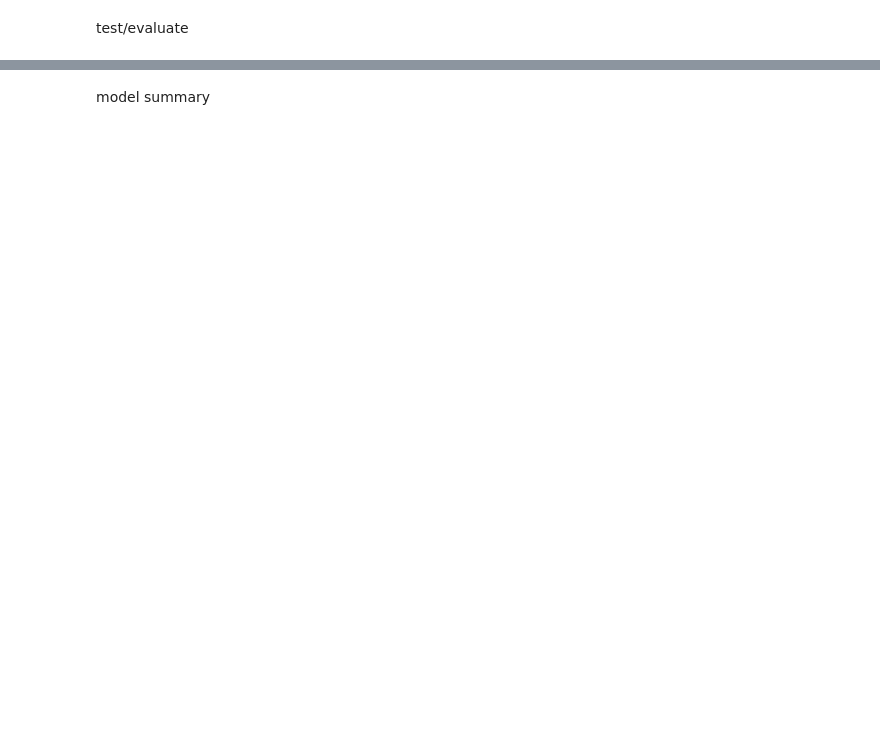
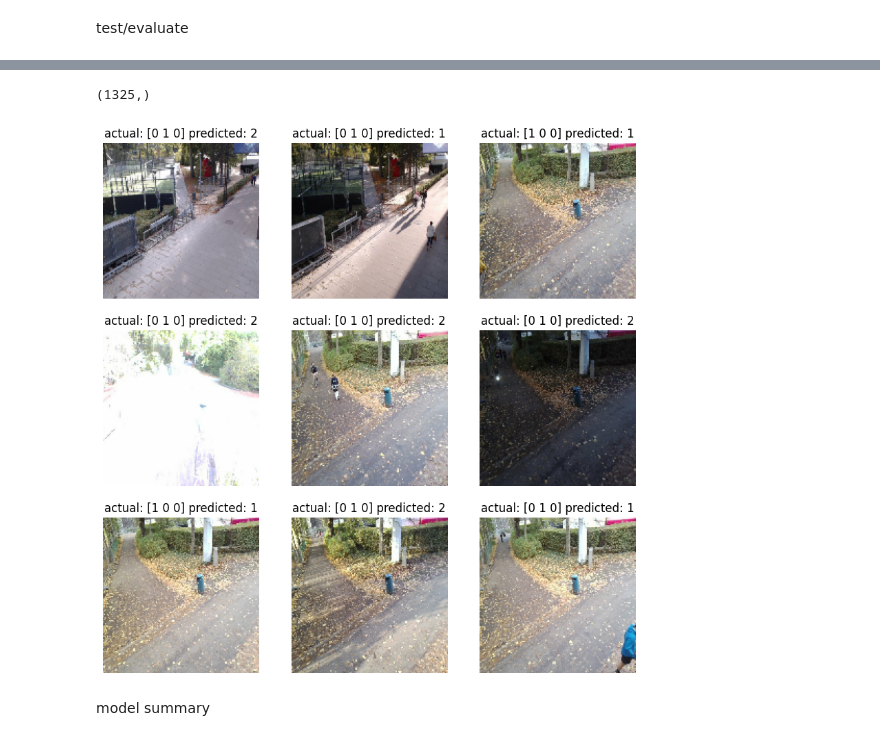
Before and after one commit to randmon/ucll_ti_data_and_ai_group_assignments, a Jupyter notebook: Assignment 4/testing_transfer.ipynb, the cells around one changed output, grey strips where cells are left out. Saved outputs shown, nothing was run; the diff lists cells and outputs as text; code cells hidden in the pictures; blank space fills up the shorter version.

```diff
--- a/Assignment 4/testing_transfer.ipynb
+++ b/Assignment 4/testing_transfer.ipynb
@@ -71,3 +90,12 @@ train_ds = train_ds.map(lambda x, y: (tf.image.resize(x, size), y))
 val_ds = val_ds.map(lambda x, y: (tf.image.resize(x, size), y))
 # %% [markdown]
 train model on new data
+# %%
+# map dataset to correct format
+train_ds = train_ds.map(lambda x, y: (x, tf.one_hot(y, 3)))
+val_ds = val_ds.map(lambda x, y: (x, tf.one_hot(y, 3)))
+
+new_dataset = train_ds
+model.compile(optimizer=keras.optimizers.Adam(),
+              loss=keras.losses.CategoricalCrossentropy(from_logits=True),
+              metrics=[keras.metrics.CategoricalAccuracy()])
@@ -74,7 +106,3 @@ train model on new data
 # %%
-new_dataset = train_ds
-model.compile(optimizer=keras.optimizers.Adam(),
-              loss=keras.losses.BinaryCrossentropy(from_logits=True),
-              metrics=[keras.metrics.BinaryAccuracy()])
-model.fit(new_dataset, epochs=5, validation_data=val_ds, callbacks=[keras.callbacks.EarlyStopping(patience=3)])
+model.fit(new_dataset, epochs=2, validation_data=val_ds, callbacks=[keras.callbacks.EarlyStopping(patience=2)])
 # %% [output]
@@ -110,3 +142,20 @@ print(test_predictions[0:10])
+# %%
+predicted_labels = np.argmax(test_predictions, axis=1)
+print(predicted_labels.shape)
+# %% [output]
+(1325,)
+# %%
+
+plt.figure(figsize=(10, 10))
+for i, (image, label) in enumerate(train_ds.take(9)):
+    ax = plt.subplot(3, 3, i + 1)
+    plt.imshow(np.squeeze(image[i].numpy().astype("uint8")))
+
+    plt.title('actual: ' + str(np.squeeze(label[i].numpy().astype("uint8"))) + ' predicted: ' + str(predicted_labels[i]))
+    plt.axis("off")
+plt.show()
+# %% [output]
+[figure, added]
 # %% [markdown]
 model summary
 # %%
```
Also changed, not shown: parts of 11 cells of this notebook.
